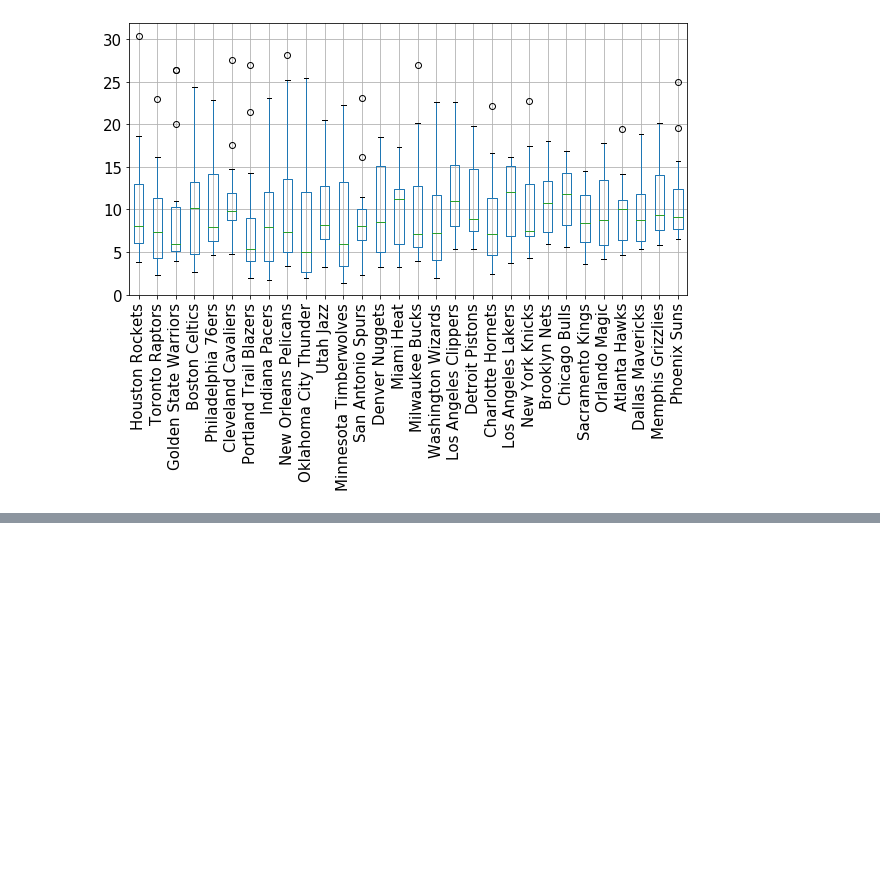
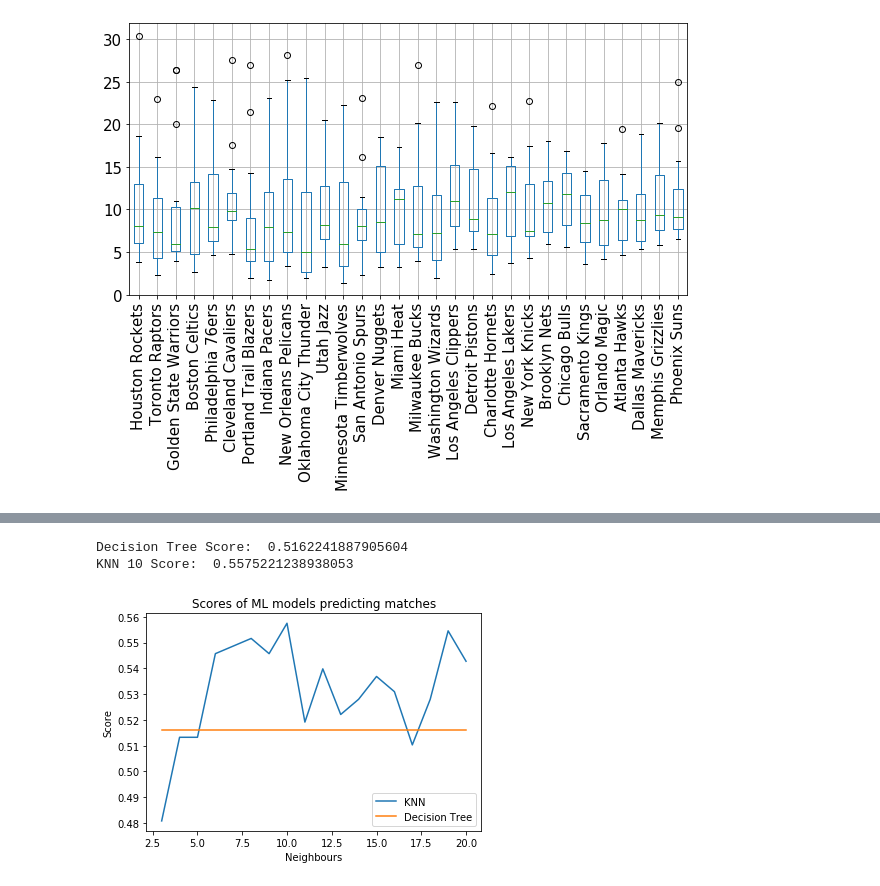
Before and after one commit to TheCountOfPeru/ENSF519Project, a Jupyter notebook: Team composition analysis.ipynb, the cells around one changed output, grey strips where cells are left out. Saved outputs shown, nothing was run; the diff lists cells and outputs as text; code cells hidden in the pictures; blank space fills up the shorter version.

```diff
--- a/Team composition analysis.ipynb
+++ b/Team composition analysis.ipynb
@@ -198,0 +202,16 @@ NBAboxplot2018
+# %%
+# Web-scraping
+
+from bs4 import BeautifulSoup
+import requests
+import pandas as pd
+import numpy as np
+
+page_url = 'https://www.hockey-reference.com/leagues/NHL_2018_games.html'
+
+def get_page_html(url):
+    res = requests.get(url)
+    return res.text
+
+matches_html = get_page_html(page_url)
+print(matches_html)
@@ -198,0 +331,45 @@ NBAboxplot2018
+# %%
+# Prediction
+
+from sklearn.model_selection import train_test_split
+from sklearn.neighbors import KNeighborsClassifier
+from sklearn.tree import DecisionTreeClassifier
+import matplotlib.pyplot as plt
+
+features = games_2018.iloc[:, :-1]
+labels = games_2018.iloc[:, -1]
+
+x_train, x_test, y_train, y_test = train_test_split(features, labels, random_state=50)
+
+x_plot = [3, 4, 5, 6, 7, 8, 9, 10, 11, 12, 13, 14, 15, 16, 17, 18, 19, 20]
+knn_scores = []
+dt_scores = []
+
+dt = DecisionTreeClassifier(random_state=50).fit(x_train, y_train)
+print('Decision Tree Score: ', dt.score(x_test, y_test))
+
+for x in x_plot:
+    k_neigh = KNeighborsClassifier(n_neighbors=x).fit(x_train, y_train)
+    knn_scores.append(k_neigh.score(x_test, y_test))
+    dt_scores.append(dt.score(x_test, y_test))
+
+k_neigh = KNeighborsClassifier(n_neighbors=10).fit(x_train, y_train)
+print('KNN 10 Score: ', k_neigh.score(x_test, y_test))
+
+# Visualization
+
+df = pd.DataFrame(knn_scores)
+fig = plt.figure()
+ax = plt.subplot()
+ax.plot(x_plot, df, label='KNN')
+ax.plot(x_plot, dt_scores, label='Decision Tree')
+ax.set_ylabel('Score')
+ax.set_xlabel('Neighbours')
+ax.set_title('Scores of ML models predicting matches')
+ax.legend()
+
+plt.show()
+# %% [output]
+Decision Tree Score:  0.5162241887905604
+KNN 10 Score:  0.5575221238938053
+[figure, added]
```
Also changed, not shown: parts of 4 cells of this notebook.
